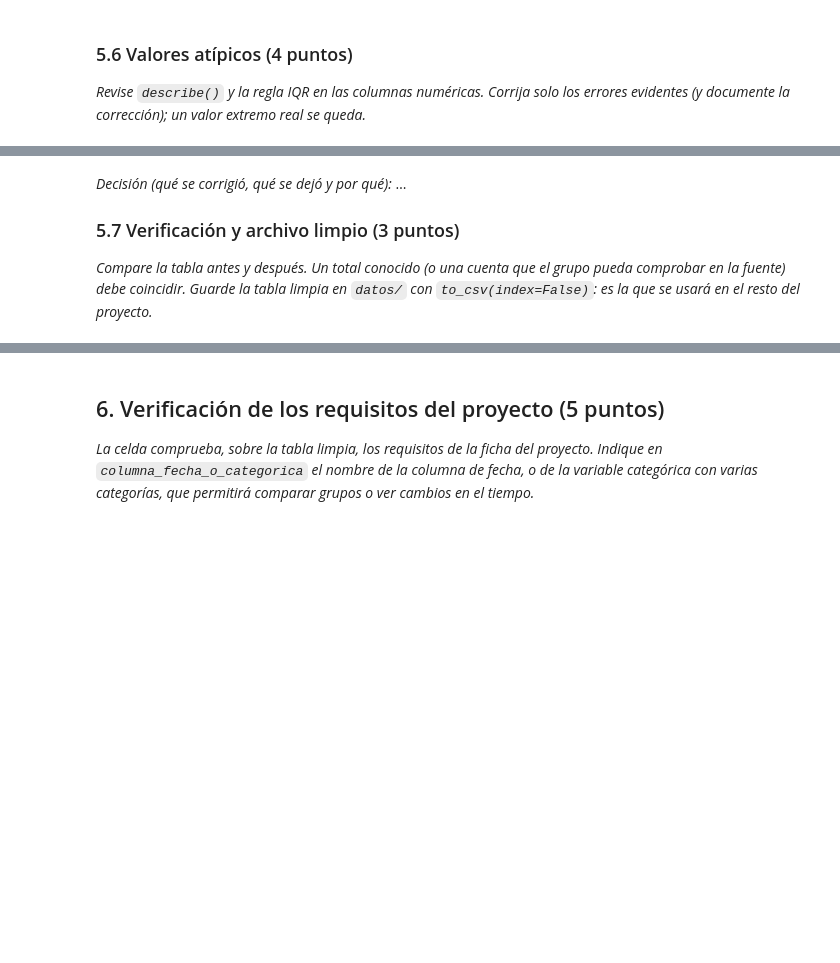
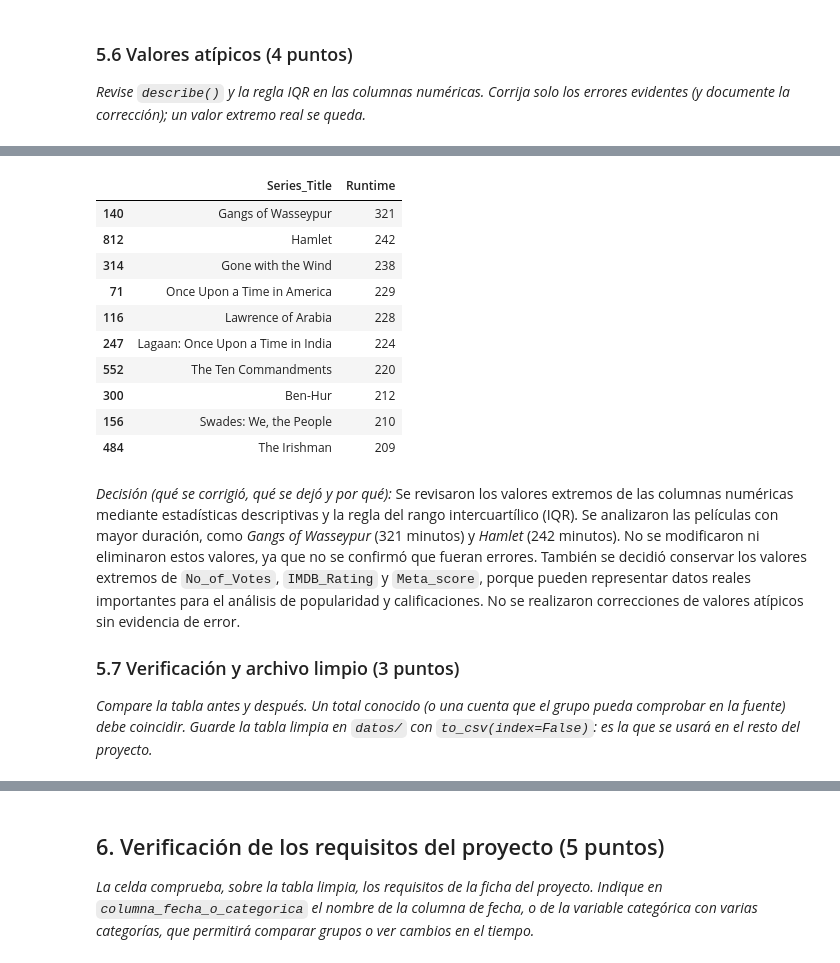
Before and after one commit to 0Kazu/Proyecto-de-FCDIA, a Jupyter notebook: Tarea 1/Tarea1_Plantilla_Dataset_del_proyecto.ipynb, the cells around one changed output, grey strips where cells are left out. Drawn from its saved outputs; the diff is of its cells as text; code cells hidden in the pictures; blank space fills up the shorter version.

```diff
--- a/Tarea 1/Tarea1_Plantilla_Dataset_del_proyecto.ipynb
+++ b/Tarea 1/Tarea1_Plantilla_Dataset_del_proyecto.ipynb
@@ -246,10 +423,21 @@ limpio[limpio[columna] > limite_sup]
 # %%
-# ← adapte: solo los errores evidentes
-error = limpio["precio_unitario"] > 100                        # galletas a 180 cuando las demás cuestan 1.8
-limpio.loc[error, "precio_unitario"] = precio_ref[error]       # se corrige con el precio del producto
-limpio["precio_unitario"].max()
+limpio[["Series_Title", "Runtime"]].sort_values(
+    "Runtime", ascending=False
+).head(10)
+# %% [output]
+|  | Series_Title | Runtime |
+| 140 | Gangs of Wasseypur | 321 |
+| 812 | Hamlet | 242 |
+| 314 | Gone with the Wind | 238 |
+| 71 | Once Upon a Time in America | 229 |
+| 116 | Lawrence of Arabia | 228 |
+| 247 | Lagaan: Once Upon a Time in India | 224 |
+| 552 | The Ten Commandments | 220 |
+| 300 | Ben-Hur | 212 |
+| 156 | Swades: We, the People | 210 |
+| 484 | The Irishman | 209 |
 # %% [markdown]
-*Decisión (qué se corrigió, qué se dejó y por qué):* …
+*Decisión (qué se corrigió, qué se dejó y por qué):* Se revisaron los valores extremos de las columnas numéricas mediante estadísticas descriptivas y la regla del rango intercuartílico (IQR). Se analizaron las películas con mayor duración, como *Gangs of Wasseypur* (321 minutos) y *Hamlet* (242 minutos). No se modificaron ni eliminaron estos valores, ya que no se confirmó que fueran errores. También se decidió conservar los valores extremos de `No_of_Votes`, `IMDB_Rating` y `Meta_score`, porque pueden representar datos reales importantes para el análisis de popularidad y calificaciones. No se realizaron correcciones de valores atípicos sin evidencia de error.
 
 ### 5.7 Verificación y archivo limpio (3 puntos)
 
```
Also changed, not shown: parts of 26 cells of this notebook.
